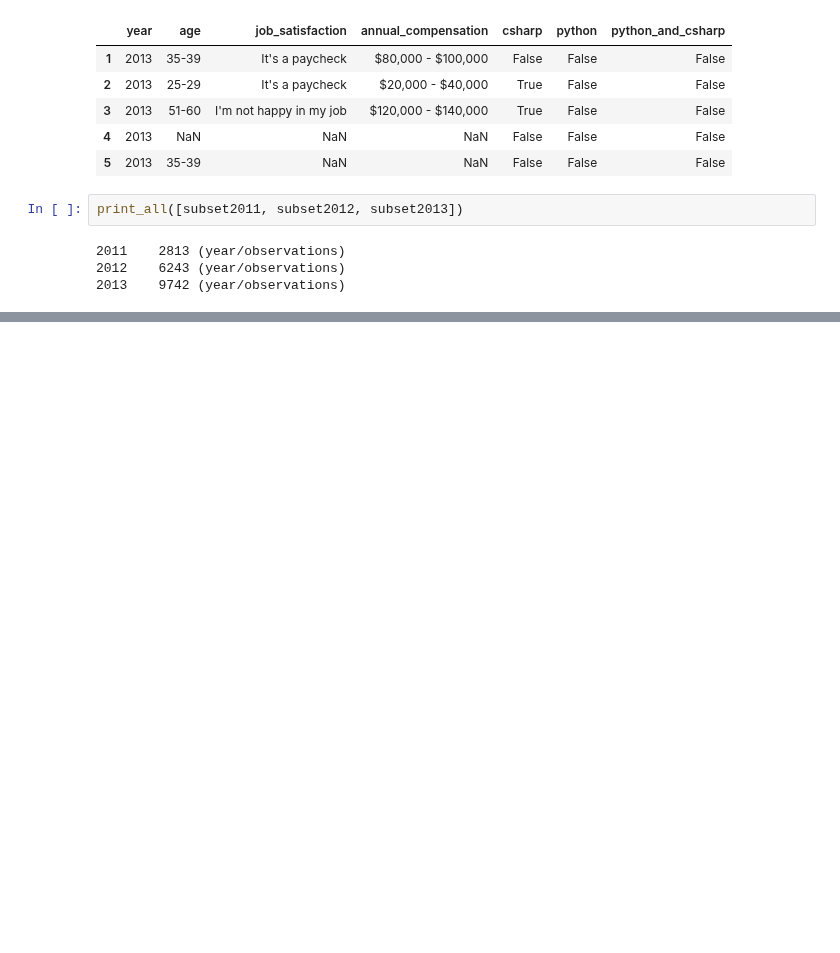
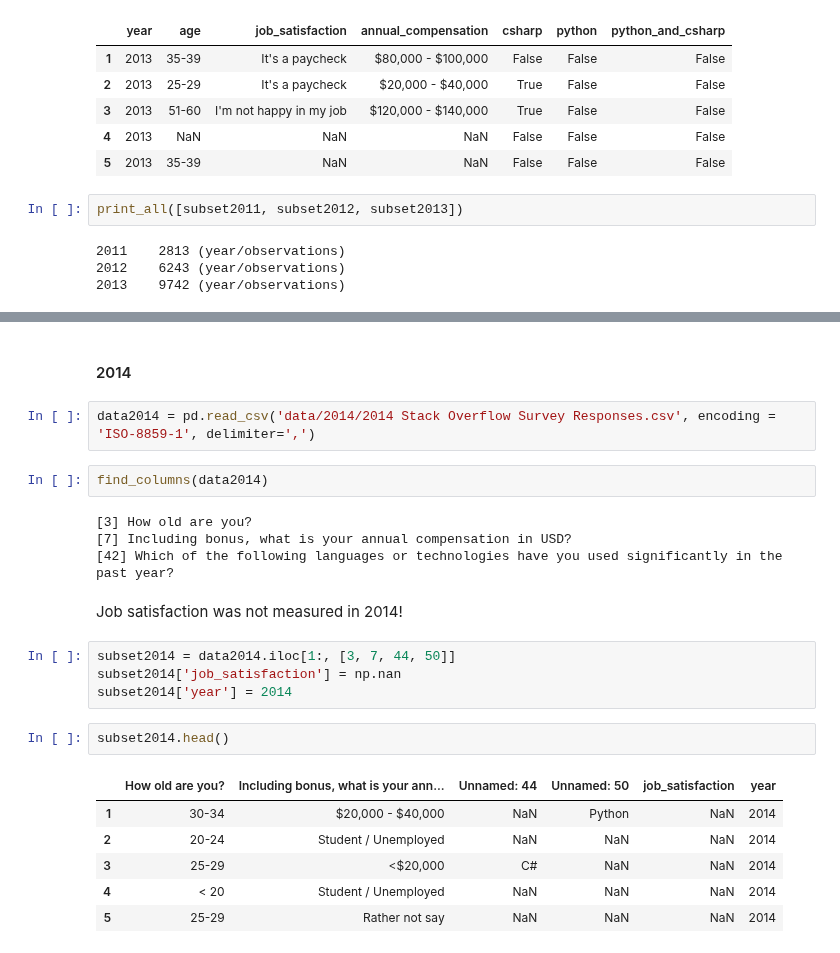
Before and after one commit to huli/the-transparent-coder, a Jupyter notebook: overview.ipynb, the cells around one changed output, grey strips where cells are left out. Cells and saved outputs as stored; diff of their text form; blank space fills up the shorter version.

Commit message:
Added year 2014

```diff
--- a/overview.ipynb
+++ b/overview.ipynb
@@ -664,0 +675,25 @@ print_all()
+# %% [markdown]
+#### 2014
+# %%
+data2014 = pd.read_csv('data/2014/2014 Stack Overflow Survey Responses.csv', encoding = 'ISO-8859-1', delimiter=',')
+# %%
+find_columns(data2014)
+# %% [output]
+[3] How old are you?
+[7] Including bonus, what is your annual compensation in USD?
+[42] Which of the following languages or technologies have you used significantly in the past year?
+# %% [markdown]
+Job satisfaction was not measured in 2014!
+# %%
+subset2014 = data2014.iloc[1:, [3, 7, 44, 50]]
+subset2014['job_satisfaction'] = np.nan
+subset2014['year'] = 2014
+# %%
+subset2014.head()
+# %% [output]
+|  | How old are you? | Including bonus, what is your ann... | Unnamed: 44 | Unnamed: 50 | job_satisfaction | year |
+| 1 | 30-34 | $20,000 - $40,000 | NaN | Python | NaN | 2014 |
+| 2 | 20-24 | Student / Unemployed | NaN | NaN | NaN | 2014 |
+| 3 | 25-29 | <$20,000 | C# | NaN | NaN | 2014 |
+| 4 | < 20 | Student / Unemployed | NaN | NaN | NaN | 2014 |
+| 5 | 25-29 | Rather not say | NaN | NaN | NaN | 2014 |
```
Also changed, not shown: parts of 6 cells of this notebook.
